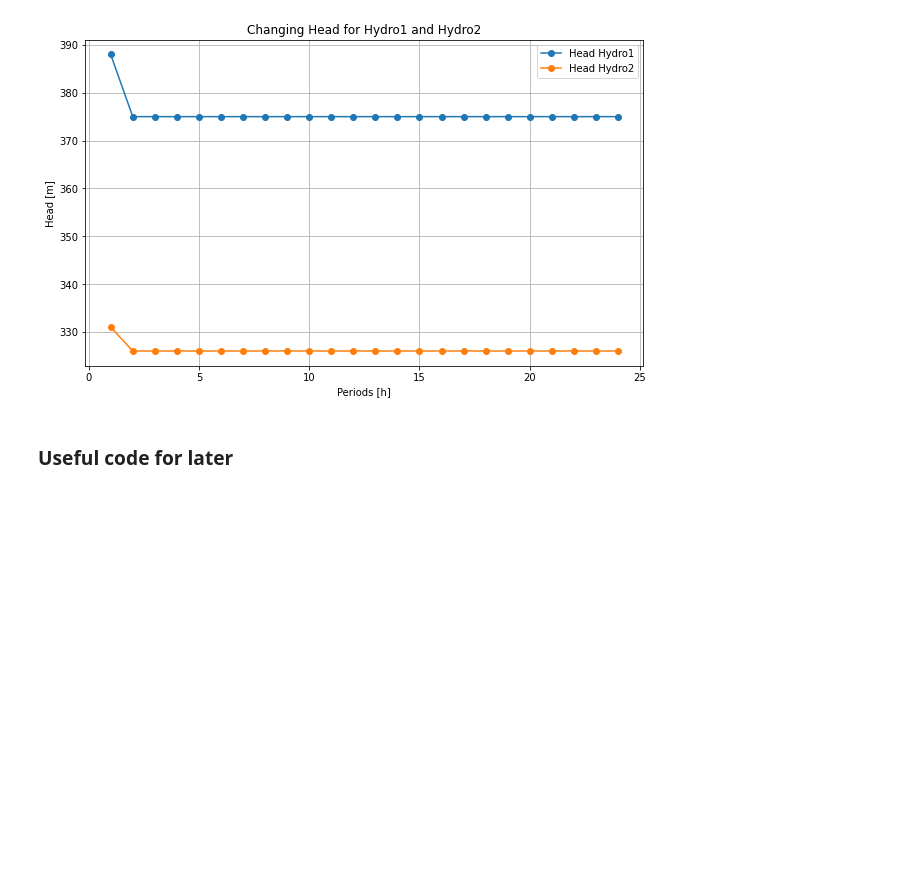
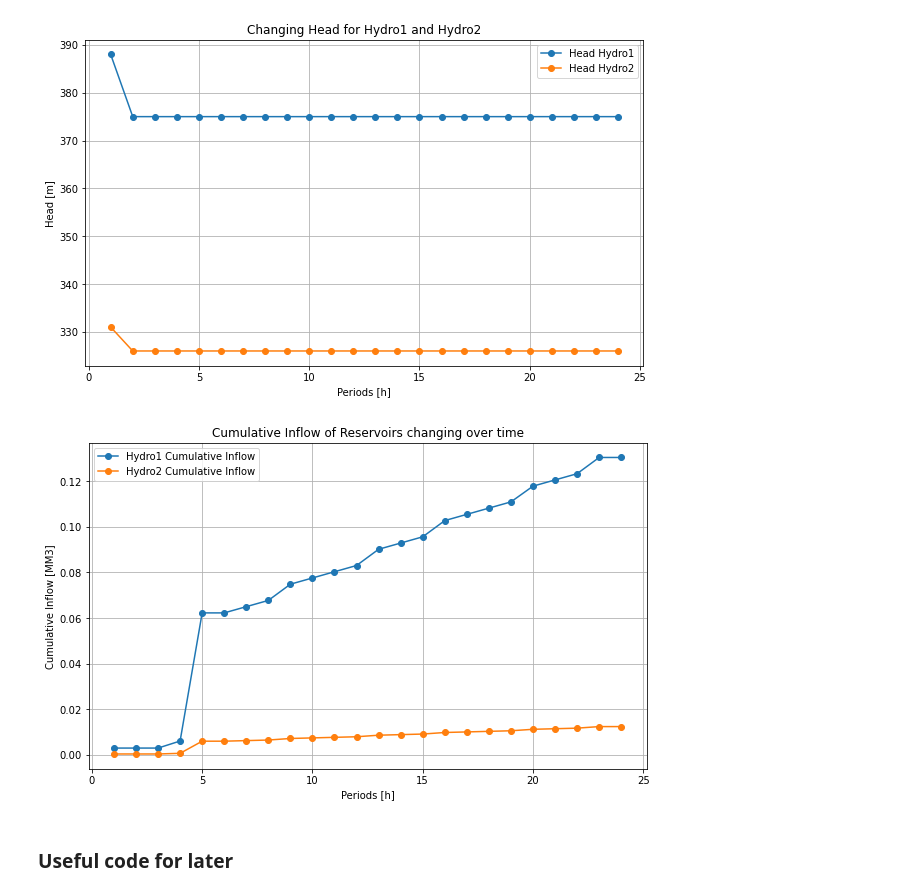
Before and after one commit to BenjaminTro/Preliminary-project, a Jupyter notebook: Hydro_power_plant.ipynb, the cells around one changed output. Saved outputs shown, nothing was run; the diff lists cells and outputs as text; code cells hidden in the pictures; blank space fills up the shorter version.

```diff
--- a/Hydro_power_plant.ipynb
+++ b/Hydro_power_plant.ipynb
@@ -694,6 +661,27 @@ plt.title('Changing Head for Hydro1 and Hydro2')
 plt.show()
 # %% [output]
 [figure]
+# %%
+# Empty lists to be filled after solve for plotting:
+cumulative_inflow_hydro1 = []
+cumulative_inflow_hydro2 = []
+
+# Extract and store the cumulative inflow values for Hydro1 and Hydro2
+for period in model.periods:
+    cumulative_inflow_hydro1.append(model.cumulative_inflow['Hydro1', period].value)
+    cumulative_inflow_hydro2.append(model.cumulative_inflow['Hydro2', period].value)
+
+plt.figure(figsize=(10, 6))
+plt.plot(model.periods, cumulative_inflow_hydro1, label='Hydro1 Cumulative Inflow', marker='o', linestyle='-')
+plt.plot(model.periods, cumulative_inflow_hydro2, label='Hydro2 Cumulative Inflow', marker='o', linestyle='-')
+plt.xlabel('Periods [h]')
+plt.ylabel('Cumulative Inflow [MM3]')
+plt.title('Cumulative Inflow of Reservoirs changing over time')
+plt.legend()
+plt.grid(True)
+plt.show()
+# %% [output]
+[figure, added]
 # %% [markdown]
 ### Useful code for later
 # %%
```
Also changed, not shown: parts of 8 cells of this notebook, 2 other files.
